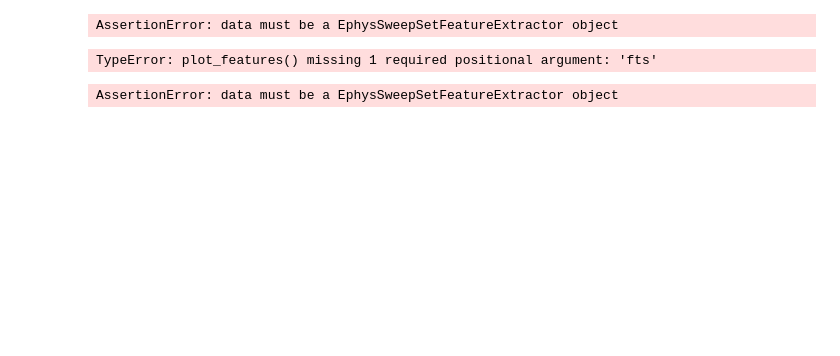
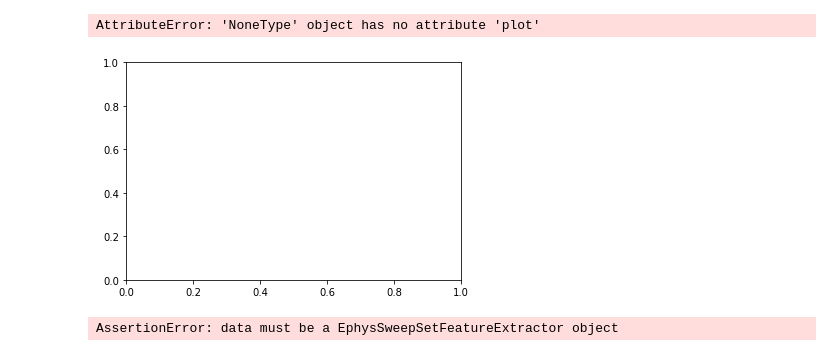
Before and after one commit to berenslab/ephyspy, a Jupyter notebook: dev.ipynb, the cells around one changed output. Drawn from its saved outputs; the diff is of its cells as text; code cells hidden in the pictures; blank space fills up the shorter version.

```diff
--- a/dev.ipynb
+++ b/dev.ipynb
@@ -556,7 +555,7 @@ fpaths_batch2 = [
 fpaths = fpaths_batch1 + fpaths_batch2
 
 
-data = import_mats(fpaths[:100])
+data = import_mats(fpaths[:10])
 fp_data = filter_df(data, get_regex_filter("label", "fp"))
 fp_data = preprocess_fp_data(fp_data, metadata, 5)
 # %%
@@ -564,6 +563,7 @@ t_set, u_set, i_set, dc = fp_data[["t", "Ut", "It", "dc"]].iloc[0]
 t_set = trange2t(t_set)
 i_set = i_set(t_set)
 t_set *= 1e-3
+metadata = {"dc_offset": dc}
 
 # create sweepset
 test_sweepset = EphysSweepSet(
@@ -571,11 +571,9 @@ test_sweepset = EphysSweepSet(
     u_set,
     i_set,
     filter=5,
-    dc_offset=dc,
+    metadata=metadata,
 )
 
 test_sweepset.add_features(available_spike_features())
-test_sweepset.add_features(available_sweepset_features())
-test_sweepset.get_features()
+# test_sweepset.add_features(available_sweepset_features())
+# test_sweepset.get_features()
-# %% [output]
-AssertionError: data must be a EphysSweepSetFeatureExtractor object
@@ -584,7 +580,8 @@ from ephyspy.plot import plot_spike_features
-# %%
-test_sweepset[20].plot_features()
-# %% [output]
-TypeError: plot_features() missing 1 required positional argument: 'fts'
+# %%
+Num_AP(test_sweepset[20]).plot(show_stimulus=True, show_sweep=True)
+# %% [output]
+AttributeError: 'NoneType' object has no attribute 'plot'
+[figure, added]
 # %%
 # dcts = []
 # for i in tqdm(range(250)):
```
Also changed, not shown: parts of 2 cells of this notebook.
